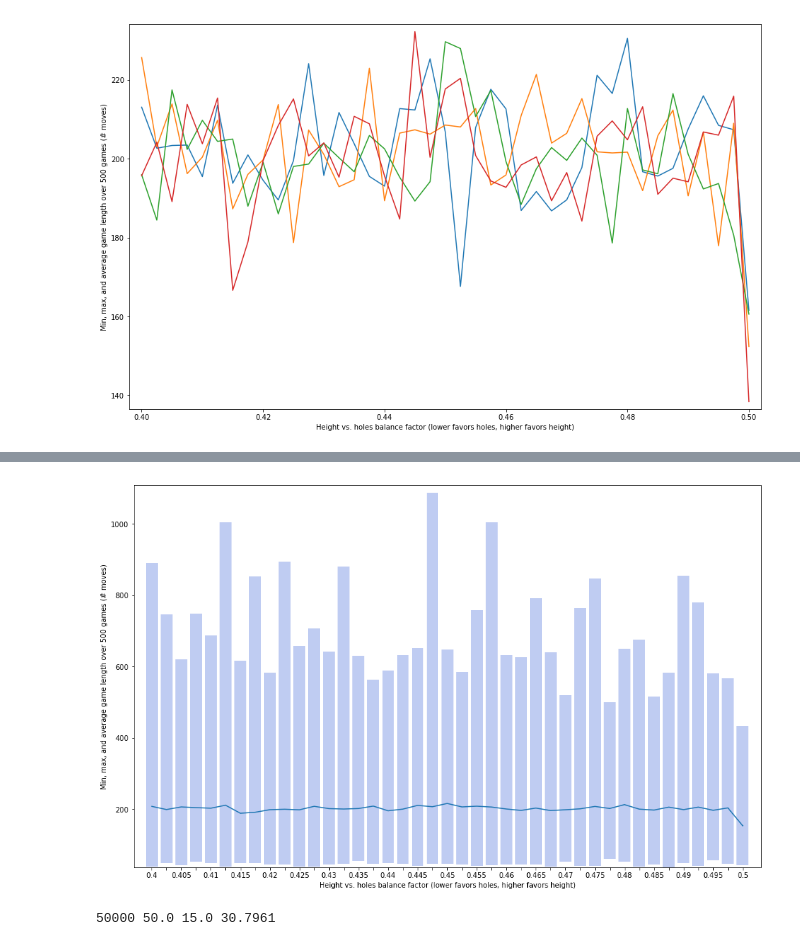
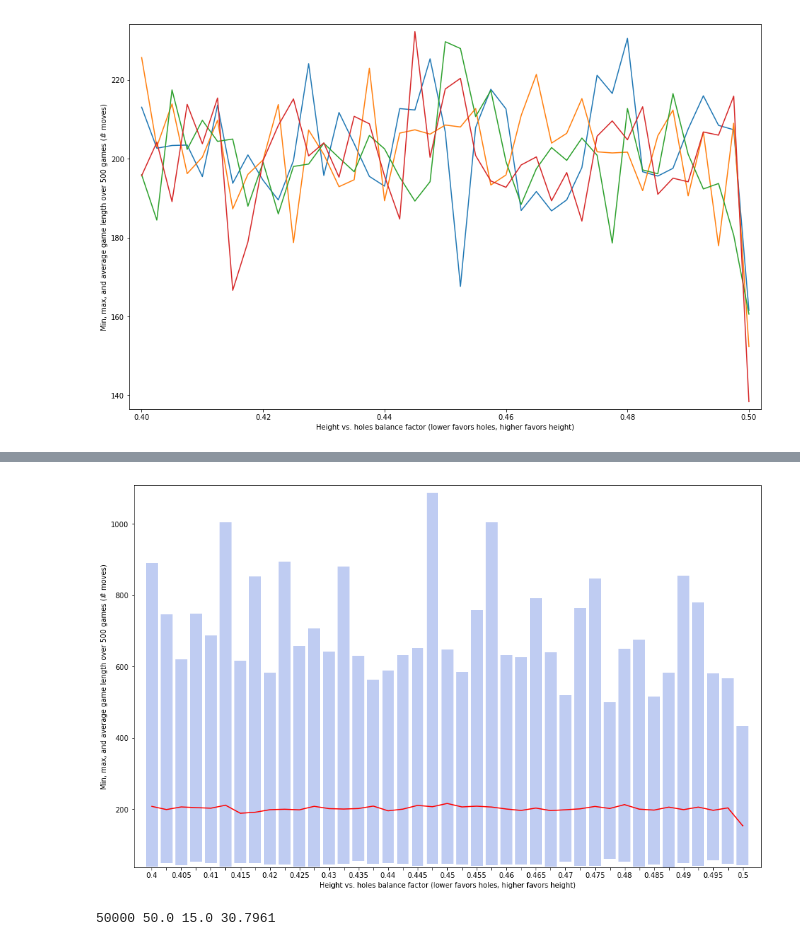
Before and after one commit to josephgriffith/Tetris-AI-Project, a Jupyter notebook: Project Report.ipynb, the cells around one changed output, grey strips where cells are left out. Saved outputs shown, nothing was run; the diff lists cells and outputs as text; code cells hidden in the pictures.

```diff
--- a/Project Report.ipynb
+++ b/Project Report.ipynb
@@ -298,25 +298,25 @@ plt.plot(X, D[:,4], "-");
 # %%
 ABCD = copy(A)
 for i in range(len(A)):
     if A[i,1] == B[i,1]:
         ABCD[i,2] = B[i,2] if A[i,2] > B[i,2] else A[i,2]
         ABCD[i,3] = B[i,3] if A[i,3] < B[i,3] else A[i,3]
     if A[i,1] == C[i,1]:
         ABCD[i,2] = C[i,2] if A[i,2] > C[i,2] else A[i,2]
         ABCD[i,3] = C[i,3] if A[i,3] < C[i,3] else A[i,3]
     if A[i,1] == D[i,1]:
         ABCD[i,2] = D[i,2] if A[i,2] > D[i,2] else A[i,2]
         ABCD[i,3] = D[i,3] if A[i,3] < D[i,3] else A[i,3]
     ABCD[i,4] = (A[i,4]+B[i,4]+C[i,4]+D[i,4])/4
 plt.figure(figsize=(16,10))
 plt.margins(.02, .02)
 plt.ylabel("Min, max, and average game length over 500 games (# moves)")
 plt.xlabel("Height vs. holes balance factor (lower favors holes, higher favors height)")
 labels = [round(X[i], 3) if i%2==0 else '' for i in range(len(X)) ]
 plt.bar(X, maxs-mins, width-gap, mins, color=(.75, .8, .95), tick_label=labels)
-plt.plot(X, ABCD[:,4], "-");
+plt.plot(X, ABCD[:,4], "r-");
 # %% [output]
-[figure, old version]
+[figure, new version]
 # %%
 #play_ai_game(50000, [50, 20, 10, 2, 10, 20, 50], 1, .9999)
 graph("50k9999")
```
Also changed, not shown: parts of 4 cells of this notebook.
